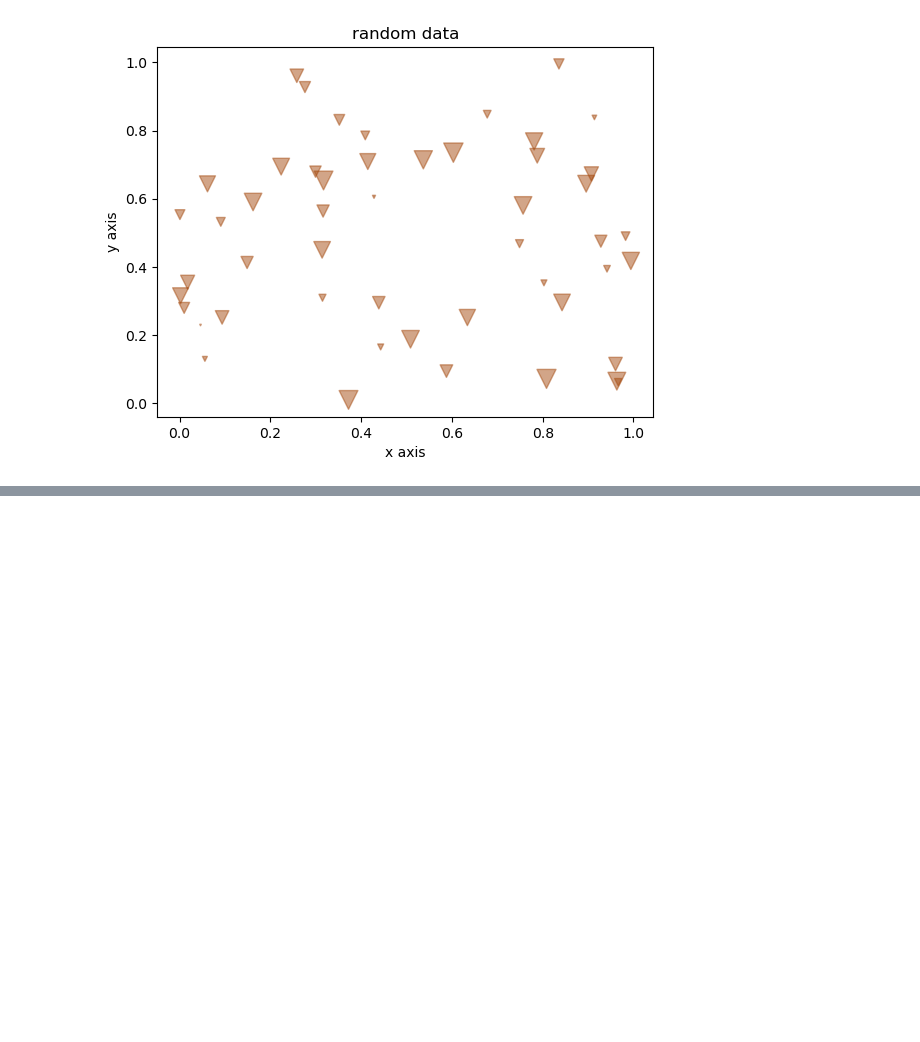
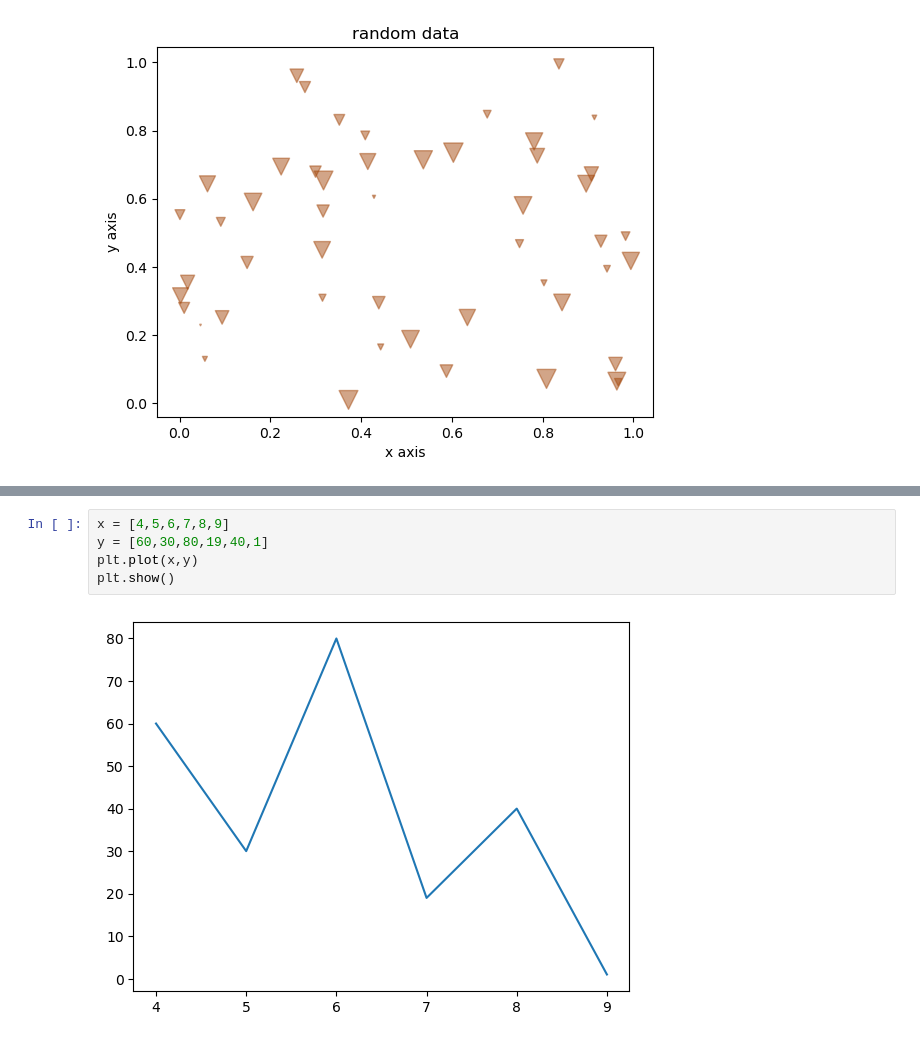
Before and after one commit to PranavAvasthi/Matplotlib, a Jupyter notebook: matplotlib_lib.ipynb, the cells around one changed output, grey strips where cells are left out. Saved outputs shown, nothing was run; the diff lists cells and outputs as text; blank space fills up the shorter version.

```diff
--- a/matplotlib_lib.ipynb
+++ b/matplotlib_lib.ipynb
@@ -267,0 +275,7 @@ Text(0.5, 1.0, 'random data')
+# %%
+x = [4,5,6,7,8,9]
+y = [60,30,80,19,40,1]
+plt.plot(x,y)
+plt.show()
+# %% [output]
+[figure, added]
```
Also changed, not shown: parts of 2 cells of this notebook.
